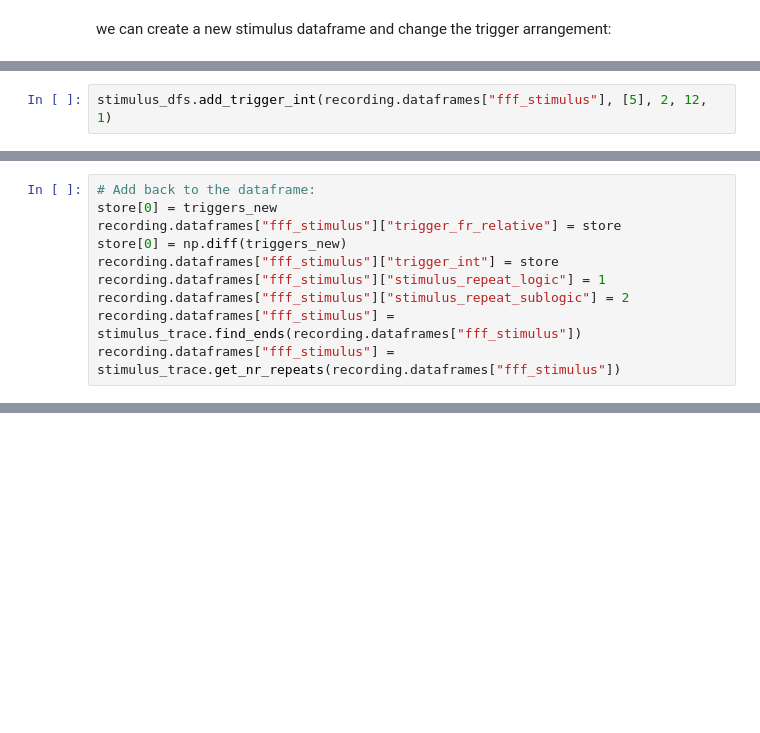
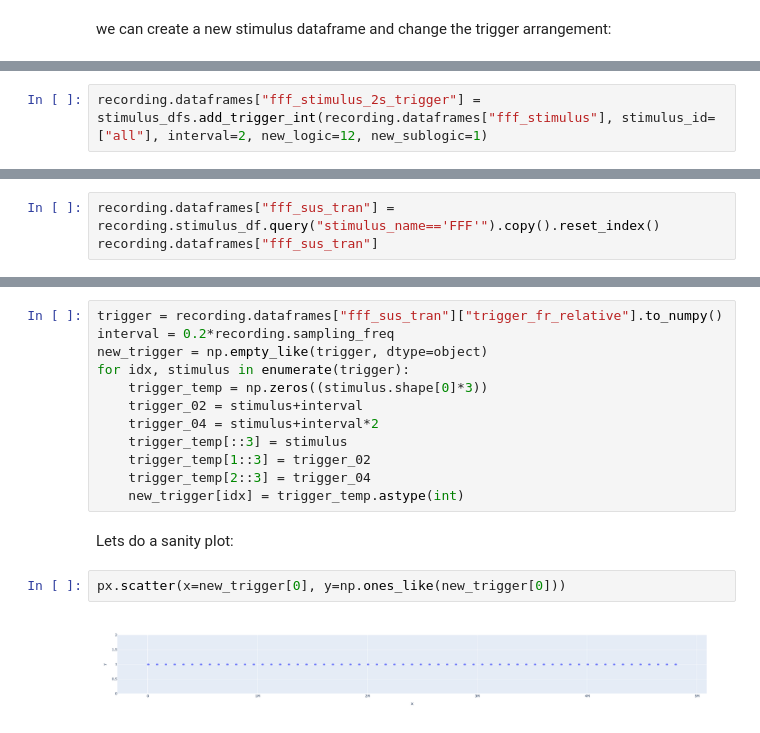
Before and after one commit to marvinseifert/polarspike, a Jupyter notebook: Loading_spikes.ipynb, the cells around one changed output, grey strips where cells are left out. Drawn from its saved outputs; the diff is of its cells as text; blank space fills up the shorter version.

```diff
--- a/Loading_spikes.ipynb
+++ b/Loading_spikes.ipynb
@@ -240,2 +222,2 @@ reload(stimulus_dfs)
 # %%
-stimulus_dfs.add_trigger_int(recording.dataframes["fff_stimulus"], [5], 2, 12, 1)
+recording.dataframes["fff_stimulus_2s_trigger"] = stimulus_dfs.add_trigger_int(recording.dataframes["fff_stimulus"], stimulus_id=["all"], interval=2, new_logic=12, new_sublogic=1)
@@ -251,10 +223,0 @@ stimulus_dfs.add_trigger_int(recording.dataframes["fff_stimulus"], [5], 2, 12, 1
-# %%
-# Add back to the dataframe:
-store[0] = triggers_new
-recording.dataframes["fff_stimulus"]["trigger_fr_relative"] = store
-store[0] = np.diff(triggers_new)
-recording.dataframes["fff_stimulus"]["trigger_int"] = store
-recording.dataframes["fff_stimulus"]["stimulus_repeat_logic"] = 1
-recording.dataframes["fff_stimulus"]["stimulus_repeat_sublogic"] = 2
-recording.dataframes["fff_stimulus"] = stimulus_trace.find_ends(recording.dataframes["fff_stimulus"])
-recording.dataframes["fff_stimulus"] = stimulus_trace.get_nr_repeats(recording.dataframes["fff_stimulus"])
@@ -292,0 +254,3 @@ array([ 0,  5, 17, 19, 22, 25])
+# %%
+recording.dataframes["fff_sus_tran"] = recording.stimulus_df.query("stimulus_name=='FFF'").copy().reset_index()
+recording.dataframes["fff_sus_tran"]
@@ -292,0 +265,18 @@ array([ 0,  5, 17, 19, 22, 25])
+# %%
+trigger = recording.dataframes["fff_sus_tran"]["trigger_fr_relative"].to_numpy()
+interval = 0.2*recording.sampling_freq
+new_trigger = np.empty_like(trigger, dtype=object)
+for idx, stimulus in enumerate(trigger):
+    trigger_temp = np.zeros((stimulus.shape[0]*3))
+    trigger_02 = stimulus+interval
+    trigger_04 = stimulus+interval*2
+    trigger_temp[::3] = stimulus
+    trigger_temp[1::3] = trigger_02
+    trigger_temp[2::3] = trigger_04
+    new_trigger[idx] = trigger_temp.astype(int)
+# %% [markdown]
+Lets do a sanity plot:
+# %%
+px.scatter(x=new_trigger[0], y=np.ones_like(new_trigger[0]))
+# %% [output]
+[figure, added]
```
Also changed, not shown: parts of 36 cells of this notebook, 4 other files.
